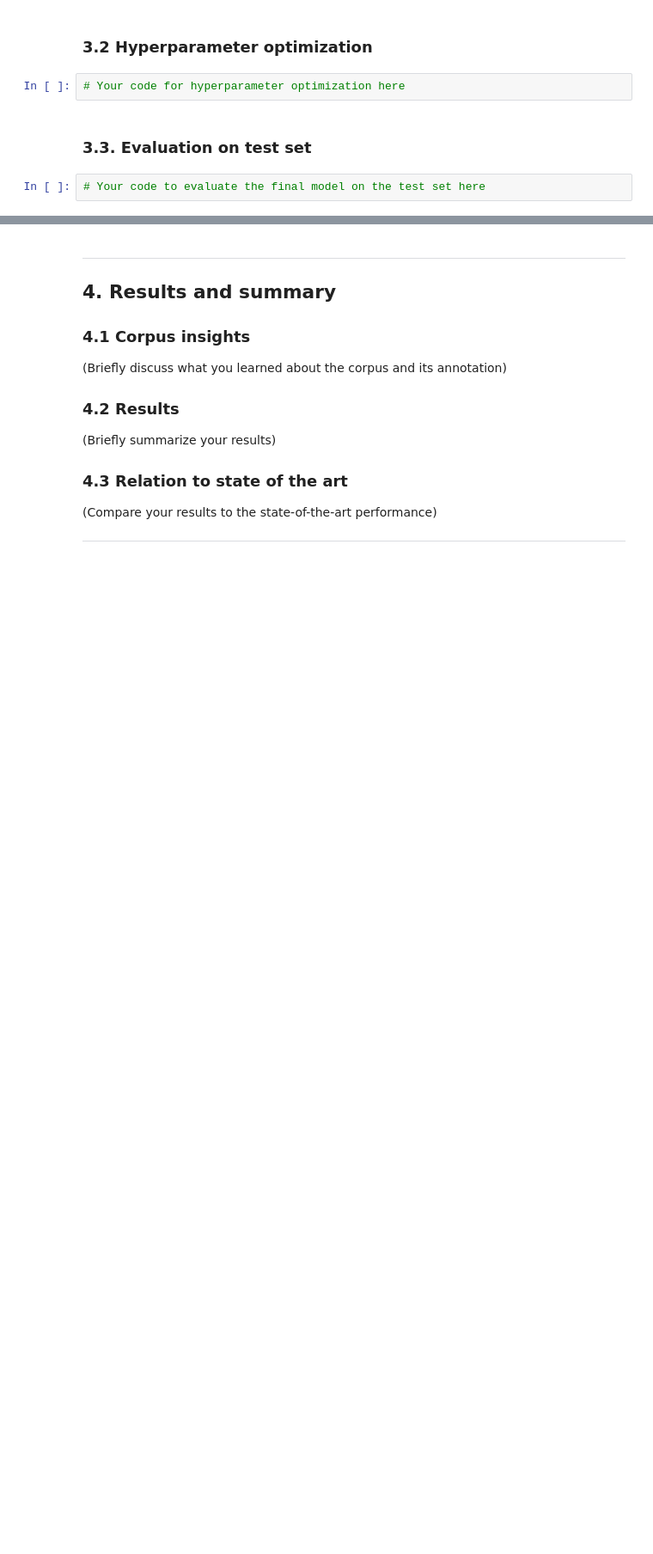
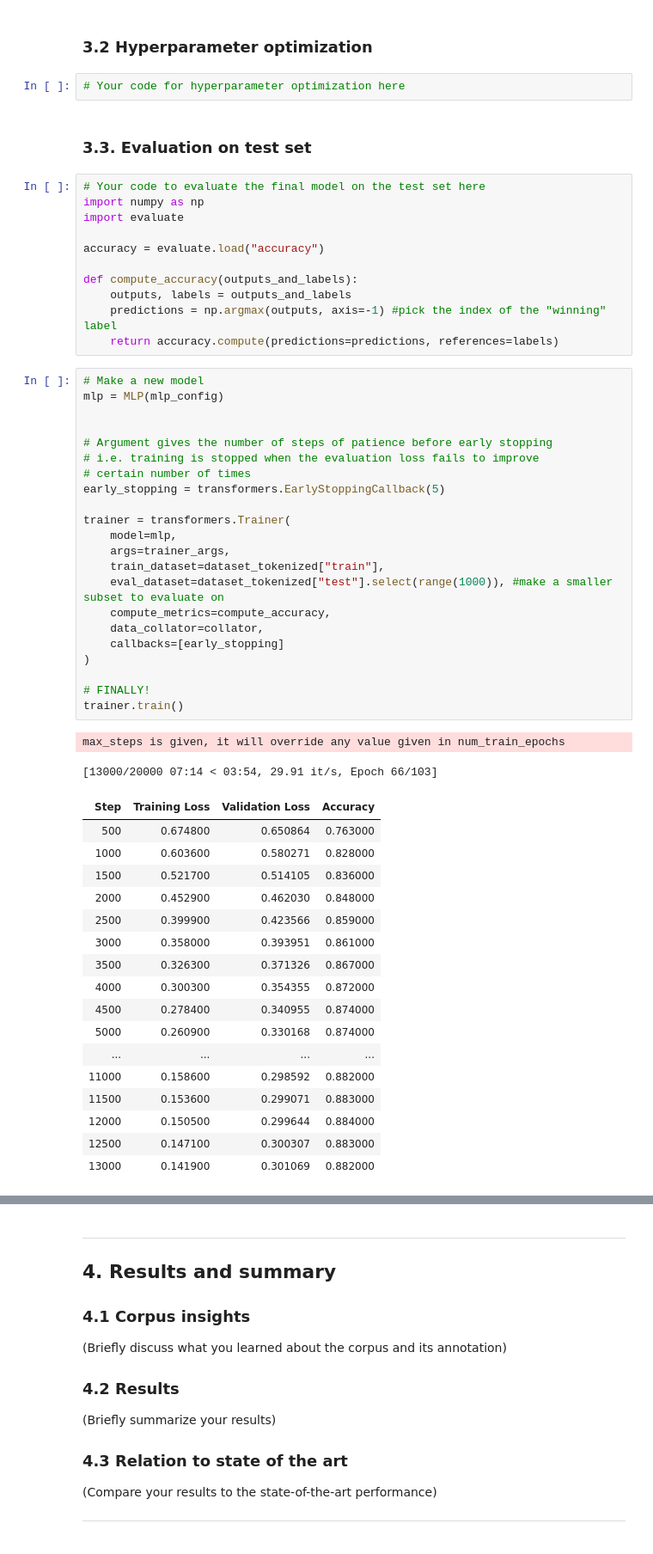
Before and after one commit to simulate111/Introduction-to-Human-Language-Technology, a Jupyter notebook: course_project_Reza2024.ipynb, the cells around one changed output, grey strips where cells are left out. Shown at 86% size. Drawn from its saved outputs; the diff is of its cells as text; blank space fills up the shorter version.

```diff
--- a/course_project_Reza2024.ipynb
+++ b/course_project_Reza2024.ipynb
@@ -142,5 +280,56 @@ pprint(dataset_tokenized["train"][0])
 # Your code for hyperparameter optimization here
 # %% [markdown]
 ### 3.3. Evaluation on test set
-# %%
-# Your code to evaluate the final model on the test set here
+# %%
+# Your code to evaluate the final model on the test set here
+import numpy as np
+import evaluate
+
+accuracy = evaluate.load("accuracy")
+
+def compute_accuracy(outputs_and_labels):
+    outputs, labels = outputs_and_labels
+    predictions = np.argmax(outputs, axis=-1) #pick the index of the "winning" label
+    return accuracy.compute(predictions=predictions, references=labels)
+# %%
+# Make a new model
+mlp = MLP(mlp_config)
+
+
+# Argument gives the number of steps of patience before early stopping
+# i.e. training is stopped when the evaluation loss fails to improve
+# certain number of times
+early_stopping = transformers.EarlyStoppingCallback(5)
+
+trainer = transformers.Trainer(
+    model=mlp,
+    args=trainer_args,
+    train_dataset=dataset_tokenized["train"],
+    eval_dataset=dataset_tokenized["test"].select(range(1000)), #make a smaller subset to evaluate on
+    compute_metrics=compute_accuracy,
+    data_collator=collator,
+    callbacks=[early_stopping]
+)
+
+# FINALLY!
+trainer.train()
+# %% [output]
+max_steps is given, it will override any value given in num_train_epochs
+[13000/20000 07:14 < 03:54, 29.91 it/s, Epoch 66/103]
+| Step | Training Loss | Validation Loss | Accuracy |
+| 500 | 0.674800 | 0.650864 | 0.763000 |
+| 1000 | 0.603600 | 0.580271 | 0.828000 |
+| 1500 | 0.521700 | 0.514105 | 0.836000 |
+| 2000 | 0.452900 | 0.462030 | 0.848000 |
+| 2500 | 0.399900 | 0.423566 | 0.859000 |
+| 3000 | 0.358000 | 0.393951 | 0.861000 |
+| 3500 | 0.326300 | 0.371326 | 0.867000 |
+| 4000 | 0.300300 | 0.354355 | 0.872000 |
+| 4500 | 0.278400 | 0.340955 | 0.874000 |
+| 5000 | 0.260900 | 0.330168 | 0.874000 |
+| ... | ... | ... | ... |
+| 11000 | 0.158600 | 0.298592 | 0.882000 |
+| 11500 | 0.153600 | 0.299071 | 0.883000 |
+| 12000 | 0.150500 | 0.299644 | 0.884000 |
+| 12500 | 0.147100 | 0.300307 | 0.883000 |
+| 13000 | 0.141900 | 0.301069 | 0.882000 |
```
Also changed, not shown: parts of 20 cells of this notebook.
